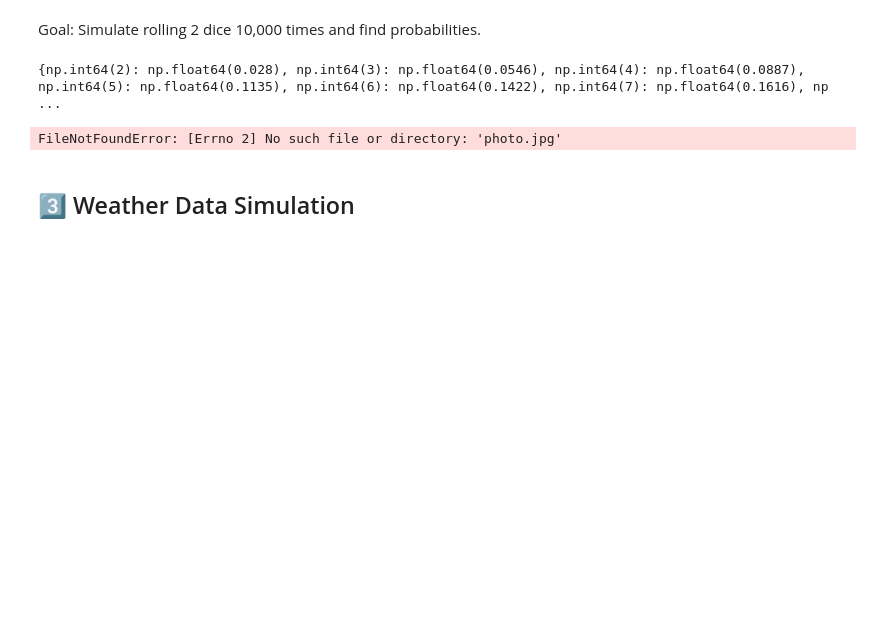
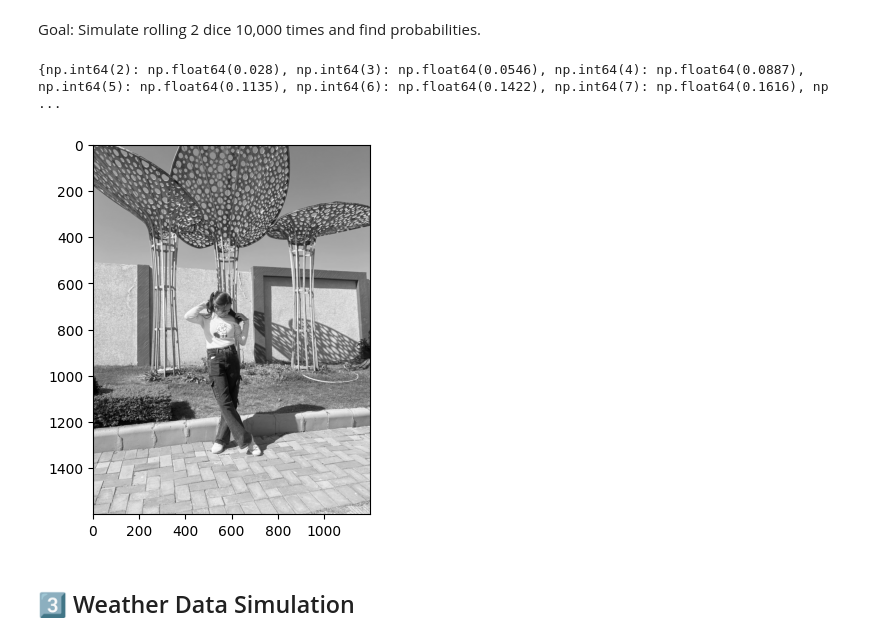
Before and after one commit to HarshitaKoshta/Python-For-Data-Science, a Jupyter notebook: NumPy/Small_project.ipynb, the cells around one changed output. Cells and saved outputs as stored; diff of their text form; code cells hidden in the pictures; blank space fills up the shorter version.

```diff
--- a/NumPy/Small_project.ipynb
+++ b/NumPy/Small_project.ipynb
@@ -18,14 +18,14 @@ print(dict(zip(unique, probabilities)))
 # %%
 import numpy as np
 from matplotlib import image, pyplot as plt
 
-# img = image.imread("photo.jpg")
-gray = np.dot(img[..., :3], [0.299, 0.587, 0.114])
+img = image.imread("image.jpg")
+gray = np.dot(img[:], [0.299, 0.587, 0.114])
 
 plt.imshow(gray, cmap='gray')
 plt.show()
 # %% [output]
-FileNotFoundError: [Errno 2] No such file or directory: 'photo.jpg'
+[figure, added]
 # %% [markdown]
 ## 3️⃣ Weather Data Simulation
 # %%
```
Also changed, not shown: 4 other files.
